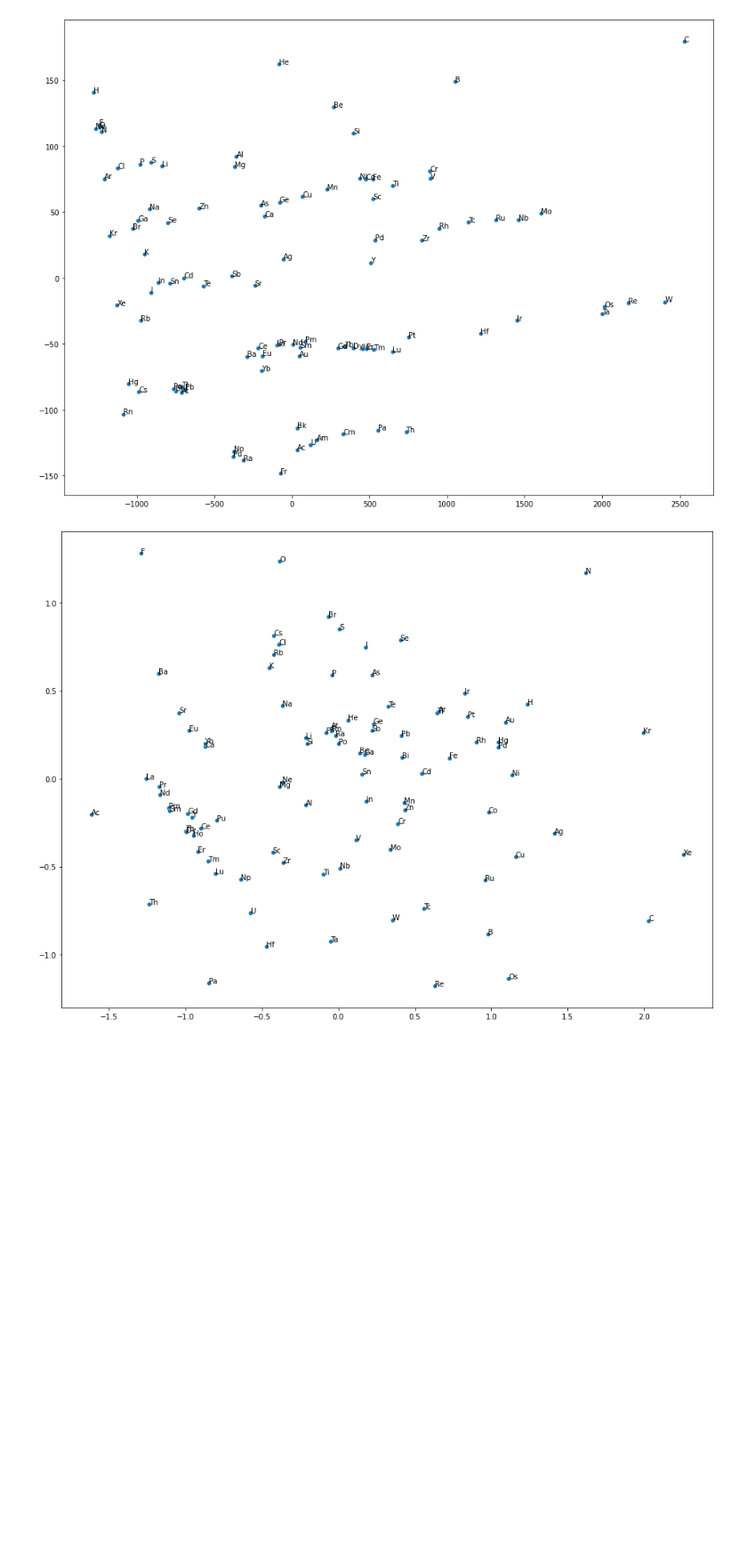
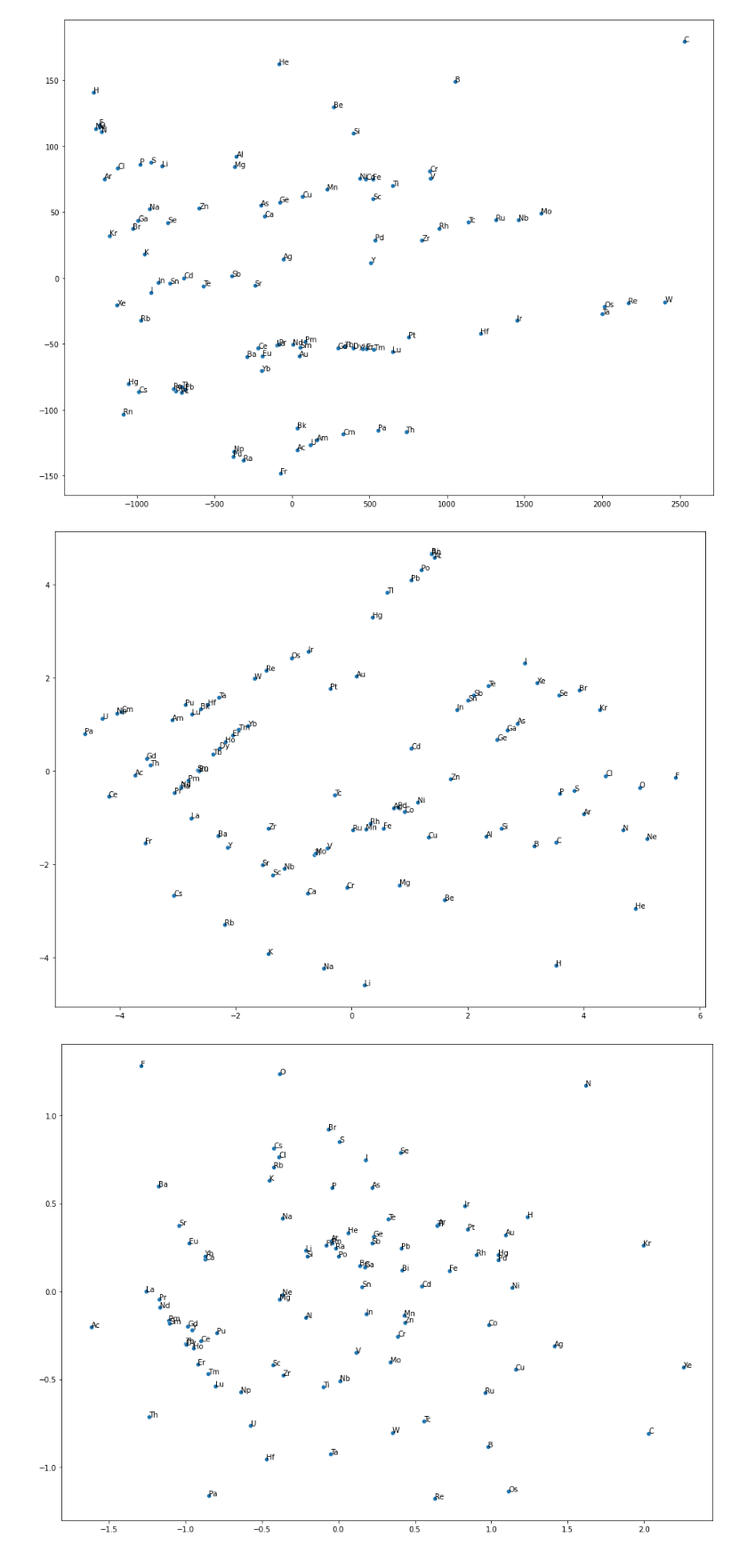
Before and after one commit to WMD-group/ElementEmbeddings, a Jupyter notebook: examples/usage.ipynb, the cells around one changed output. Shown at 89% size. Saved outputs shown, nothing was run; the diff lists cells and outputs as text; code cells hidden in the pictures; blank space fills up the shorter version.

```diff
--- a/examples/usage.ipynb
+++ b/examples/usage.ipynb
@@ -104,6 +114,10 @@ AtomEmbeds['megnet16'].plot_pearson_correlation()
 AtomEmbeds['magpie'].plot_PCA_2D()
 # %% [output]
 [figure]
+# %%
+AtomEmbeds['magpie_sc'].plot_PCA_2D()
+# %% [output]
+[figure, added]
 # %%
 AtomEmbeds['megnet16'].plot_PCA_2D()
 # %% [output]
```
Also changed, not shown: parts of 9 cells of this notebook.
